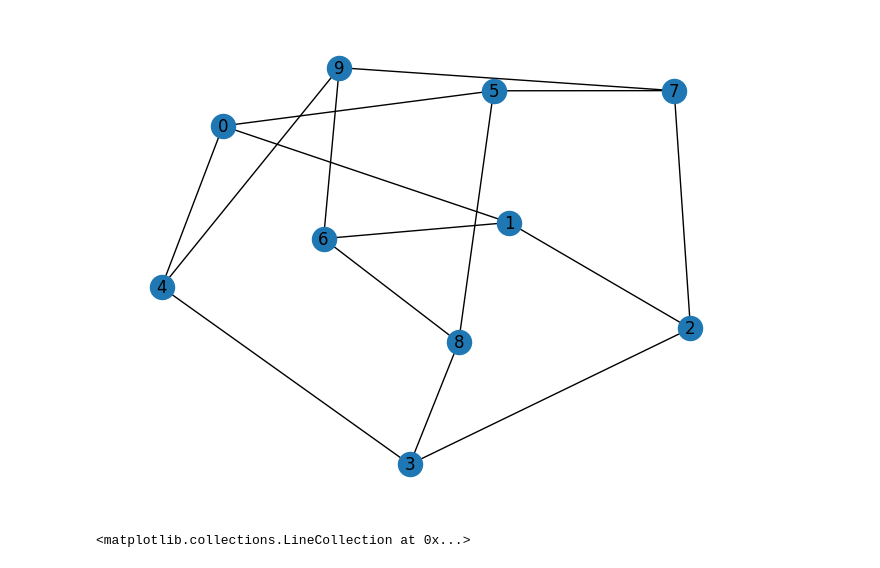
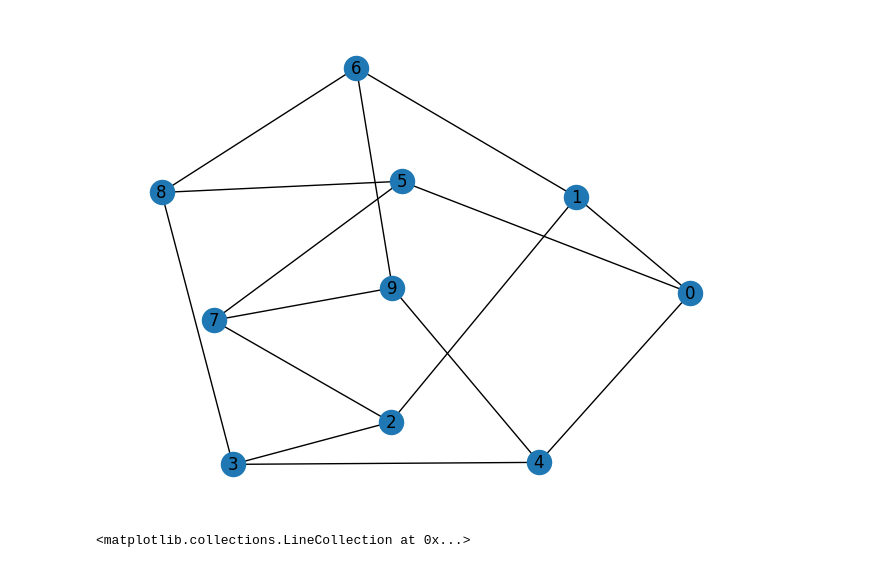
Before and after one commit to boldar99/FT-circuit-synthesis-ZX, a Jupyter notebook: testing_graphs.ipynb, the cells around one changed output. Saved outputs shown, nothing was run; the diff lists cells and outputs as text; code cells hidden in the pictures.

```diff
--- a/testing_graphs.ipynb
+++ b/testing_graphs.ipynb
@@ -1,15 +1,15 @@
 # %%
 from find_cubic_local_mincut import *
 import matplotlib.pyplot as plt
 
-N, T = 10, 4
+N, T = 10, 3
 
 if G := generate_high_girth_cubic_graph(N, T, max_tries=1_000_000):
     nx.draw(G, with_labels=True)
 else:
     print("No graph found")
 # %% [output]
-[figure, old version]
+[figure, new version]
 # %%
 from cat_state_generation import *
 
```
Also changed, not shown: parts of 14 cells of this notebook, 4 other files.
